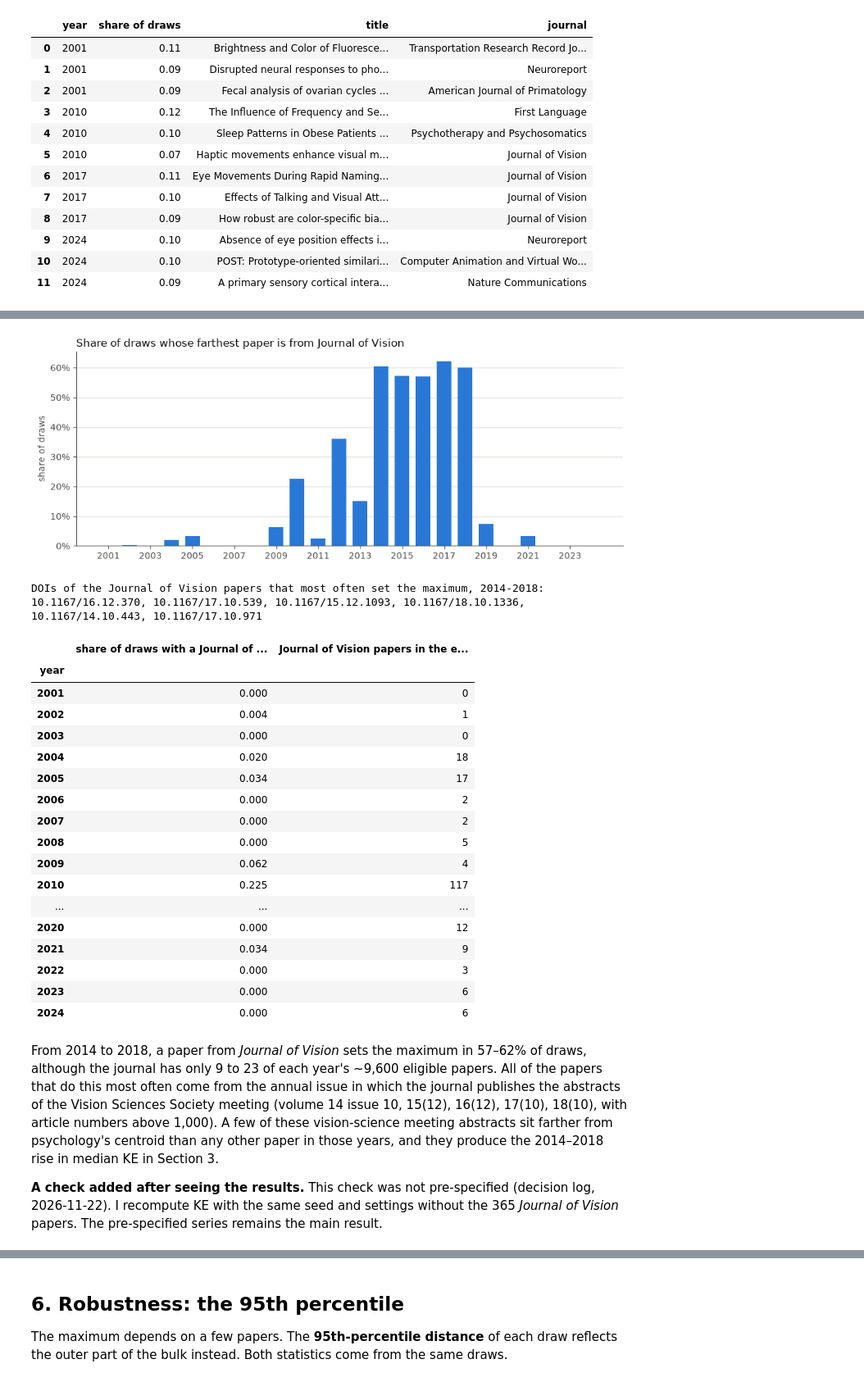
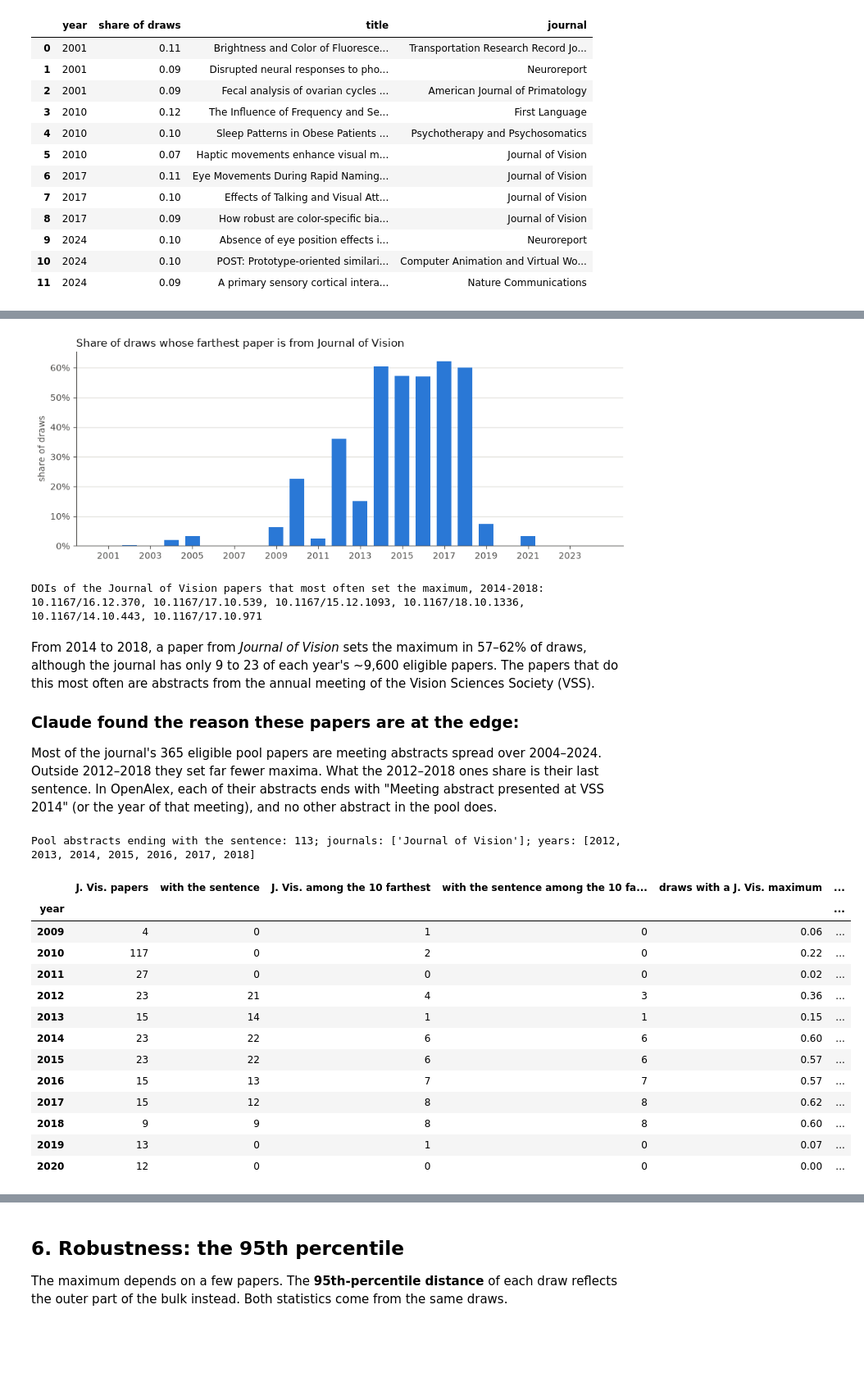
Before and after one commit to Nicccolas/science-network-evolution, a Jupyter notebook: field_ke.ipynb, the cells around one changed output, grey strips where cells are left out. Shown at 82% size. Saved outputs shown, nothing was run; the diff lists cells and outputs as text; code cells hidden in the pictures; blank space fills up the shorter version.

```diff
--- a/field_ke.ipynb
+++ b/field_ke.ipynb
@@ -322,30 +315,52 @@ plt.show()
 top_jvis = draws.loc[draws["jvis"] & draws["year"].between(2014, 2018), "farthest_id"].value_counts().head(6).index
 print("DOIs of the Journal of Vision papers that most often set the maximum, 2014-2018:")
 print(", ".join(info.loc[top_jvis, "doi"].str.replace("https://doi.org/", "")))
-jvis
+#jvis # uncomment for results table
 # %% [output]
 [figure]
 DOIs of the Journal of Vision papers that most often set the maximum, 2014-2018:
 10.1167/16.12.370, 10.1167/17.10.539, 10.1167/15.12.1093, 10.1167/18.10.1336, 10.1167/14.10.443, 10.1167/17.10.971
-|  | share of draws with a Journal of ... | Journal of Vision papers in the e... |
-| year |  |  |
-| 2001 | 0.000 | 0 |
-| 2002 | 0.004 | 1 |
-| 2003 | 0.000 | 0 |
-| 2004 | 0.020 | 18 |
-| 2005 | 0.034 | 17 |
-| 2006 | 0.000 | 2 |
-| 2007 | 0.000 | 2 |
-| 2008 | 0.000 | 5 |
-| 2009 | 0.062 | 4 |
-| 2010 | 0.225 | 117 |
-| ... | ... | ... |
-| 2020 | 0.000 | 12 |
-| 2021 | 0.034 | 9 |
-| 2022 | 0.000 | 3 |
-| 2023 | 0.000 | 6 |
-| 2024 | 0.000 | 6 |
 # %% [markdown]
-From 2014 to 2018, a paper from *Journal of Vision* sets the maximum in 57–62% of draws, although the journal has only 9 to 23 of each year's ~9,600 eligible papers. All of the papers that do this most often come from the annual issue in which the journal publishes the abstracts of the Vision Sciences Society meeting (volume 14 issue 10, 15(12), 16(12), 17(10), 18(10), with article numbers above 1,000). A few of these vision-science meeting abstracts sit farther from psychology's centroid than any other paper in those years, and they produce the 2014–2018 rise in median KE in Section 3.
+From 2014 to 2018, a paper from *Journal of Vision* sets the maximum in 57–62% of draws, although the journal has only 9 to 23 of each year's ~9,600 eligible papers. The papers that do this most often are abstracts from the annual meeting of the Vision Sciences Society (VSS).
 
-**A check added after seeing the results.** This check was not pre-specified (decision log, 2026-11-22). I recompute KE with the same seed and settings without the 365 *Journal of Vision* papers. The pre-specified series remains the main result.
+### Claude found the reason these papers are at the edge:
+Most of the journal's 365 eligible pool papers are meeting abstracts spread over 2004–2024. Outside 2012–2018 they set far fewer maxima. What the 2012–2018 ones share is their last sentence. In OpenAlex, each of their abstracts ends with "Meeting abstract presented at VSS 2014" (or the year of that meeting), and no other abstract in the pool does.
+# %%
+SENTENCE = r"\s*Meeting abstract presented at VSS \d{4}\.?\s*$"
+text = pd.read_parquet(POOL, columns=["openalex_id", "title", "abstract"]).set_index("openalex_id")
+sentence_ids = text.index[text["abstract"].str.contains(SENTENCE, regex=True, na=False)].to_numpy()
+print(f"Pool abstracts ending with the sentence: {len(sentence_ids)}; journals: "
+      f"{info.loc[sentence_ids, 'source_name'].unique().tolist()}; years: "
+      f"{sorted(eligibility.set_index('openalex_id').loc[sentence_ids, 'publication_year'].unique().tolist())}")
+
+rows = []
+for year in YEARS:
+    ids = set(eligibility.loc[eligibility["ke_eligible"] & eligibility["publication_year"].eq(year), "openalex_id"])
+    X, kept_ids = ke.load_year(EMBEDDINGS, year, ids)
+    farthest_10 = kept_ids[np.argsort(np.linalg.norm(X - X.mean(axis=0), axis=1))[::-1][:10]]
+    rows.append({"year": year,
+                 "J. Vis. papers": int(info.loc[kept_ids, "source_name"].eq("Journal of Vision").sum()),
+                 "with the sentence": int(np.isin(kept_ids, sentence_ids).sum()),
+                 "J. Vis. among the 10 farthest": int(info.loc[farthest_10, "source_name"].eq("Journal of Vision").sum()),
+                 "with the sentence among the 10 farthest": int(np.isin(farthest_10, sentence_ids).sum())})
+sentence_by_year = pd.DataFrame(rows).set_index("year")
+sentence_by_year["draws with a J. Vis. maximum"] = draws.groupby("year")["jvis"].mean().round(2)
+sentence_by_year["draws whose maximum has the sentence"] = (
+    draws["farthest_id"].isin(sentence_ids).groupby(draws["year"]).mean().round(2))
+sentence_by_year.loc[2009:2020]
+# %% [output]
+Pool abstracts ending with the sentence: 113; journals: ['Journal of Vision']; years: [2012, 2013, 2014, 2015, 2016, 2017, 2018]
+|  | J. Vis. papers | with the sentence | J. Vis. among the 10 farthest | with the sentence among the 10 fa... | draws with a J. Vis. maximum | ... |
+| year |  |  |  |  |  | ... |
+| 2009 | 4 | 0 | 1 | 0 | 0.06 | ... |
+| 2010 | 117 | 0 | 2 | 0 | 0.22 | ... |
+| 2011 | 27 | 0 | 0 | 0 | 0.02 | ... |
+| 2012 | 23 | 21 | 4 | 3 | 0.36 | ... |
+| 2013 | 15 | 14 | 1 | 1 | 0.15 | ... |
+| 2014 | 23 | 22 | 6 | 6 | 0.60 | ... |
+| 2015 | 23 | 22 | 6 | 6 | 0.57 | ... |
+| 2016 | 15 | 13 | 7 | 7 | 0.57 | ... |
+| 2017 | 15 | 12 | 8 | 8 | 0.62 | ... |
+| 2018 | 9 | 9 | 8 | 8 | 0.60 | ... |
+| 2019 | 13 | 0 | 1 | 0 | 0.07 | ... |
+| 2020 | 12 | 0 | 0 | 0 | 0.00 | ... |
```
Also changed, not shown: parts of 28 cells of this notebook, 7 other files.
